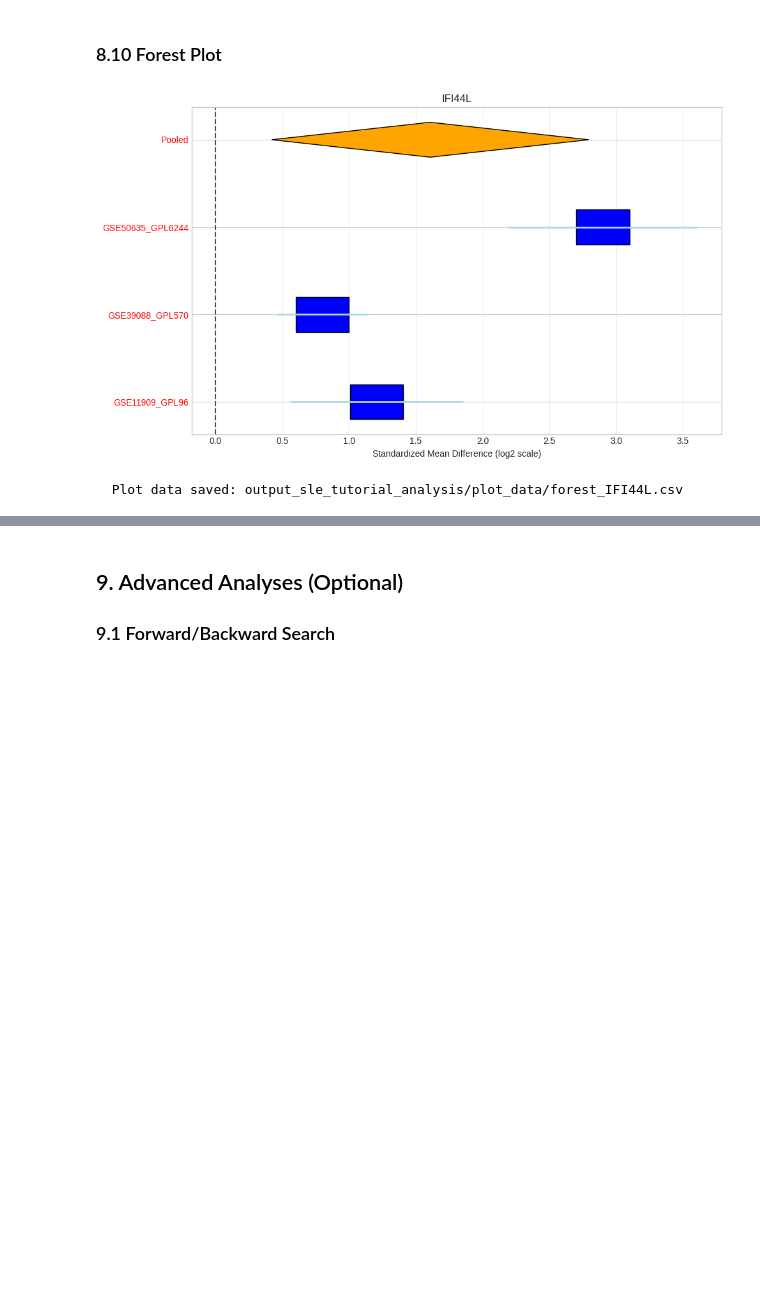
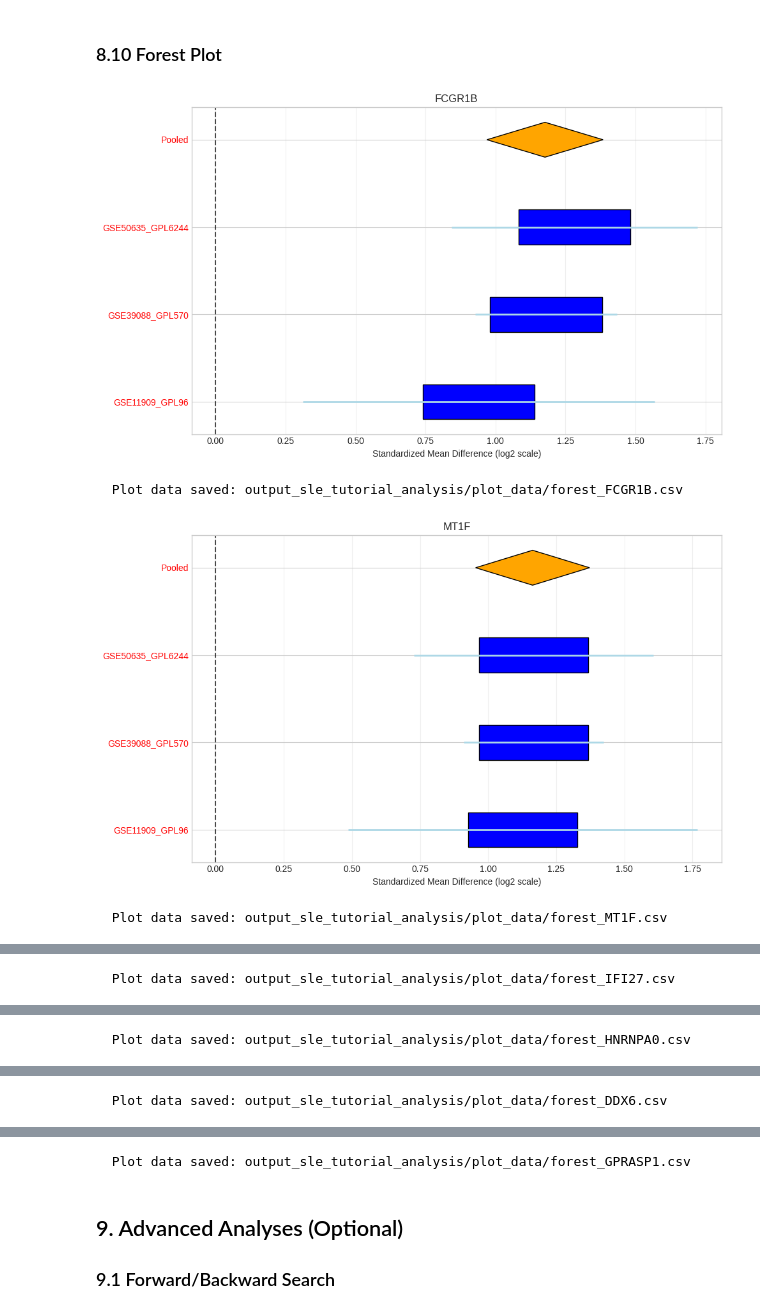
Before and after one commit to Khatri-Lab/metaintegrator_py, a Jupyter notebook: tutorials/jupyter_metaintegrator_sle_tutorial.ipynb, the cells around one changed output, grey strips where cells are left out. Saved outputs shown, nothing was run; the diff lists cells and outputs as text; code cells hidden in the pictures; blank space fills up the shorter version.

Commit message:
tutorials MD updates and use more genes for forest plots

```diff
--- a/tutorials/jupyter_metaintegrator_sle_tutorial.ipynb
+++ b/tutorials/jupyter_metaintegrator_sle_tutorial.ipynb
@@ -595,7 +595,7 @@ Each visualization saves its raw data to `output_sle_tutorial_analysis/plot_data
 # %% [markdown]
 ### 8.1 Heatmap of Gene Effect Sizes
 # %%
-plotter = MetaAnalysisPlotter()
+plotter = EnhancedMetaAnalysisPlotter()
 
 if 'filterResults' in meta_analysis_obj and meta_analysis_obj['filterResults']:
     filter_results = meta_analysis_obj['filterResults'].to_dict()
@@ -690,7 +690,7 @@ try:
     fig = summary_analyzer.summary_roc_plot(
         meta_object=meta_analysis_obj,
         filter_object=filter_results,
-        bootstrap_reps=100,
+        boot_reps=100,
         save_path='output_sle_tutorial_analysis/roc_summary.png'
     )
     plt.show()
@@ -905,7 +905,7 @@ try:
         #    # NOTE: a value can be something like the following instead of a single number
         #    # tissue: whole blood; gender: female; ancestry: European; subject type: Control; age: 61
 
-        plotter = MetaAnalysisPlotter()
+        plotter = EnhancedMetaAnalysisPlotter()
 
         fig = plotter.regression_plot(
             filter_object=filter_results,
@@ -952,26 +952,32 @@ INFO:metaintegrator.sample_level_gene_data:Successfully processed gene data. Res
 # %% [markdown]
 ### 8.10 Forest Plot
 # %%
-# Forest plot for IFI44L
-try:
-    fig = plotter.forest_plot(
-        gene_name='IFI44L',
-        meta_object=meta_analysis_obj,
-        save_path='output_sle_tutorial_analysis/forest_IFI44L.png'
-    )
-    plt.show()
+selected_genes = ["FCGR1B", "MT1F", "IFI27", "HNRNPA0", "DDX6", "GPRASP1"]
 
-    # Save raw data
-    if SAVE_PLOT_DATA:
-        if 'metaAnalysis' in meta_analysis_obj:
-            es_df = meta_analysis_obj['metaAnalysis'].get('datasetEffectSizes')
-            if es_df is not None and 'IFI44L' in es_df.index:
-                forest_data = pd.DataFrame({'EffectSize': es_df.loc['IFI44L']})
-                save_plot_data(forest_data, 'forest_IFI44L.csv',
-                               'Forest plot data for IFI44L')
+for gene in selected_genes:
+    # Forest plot
+    try:
+        fig = plotter.forest_plot(
+            gene_name=gene,
+            meta_object=meta_analysis_obj,
+            save_path=f'output_sle_tutorial_analysis/forest_{gene}.png'
+        )
+        plt.show()
 
-except Exception as e:
-    print(f'Forest plot error: {e}')
+        # Save raw data
+        if SAVE_PLOT_DATA:
+            meta_info = meta_analysis_obj.get('metaAnalysis')
+            if meta_info and 'datasetEffectSizes' in meta_info:
+                es_df = meta_info['datasetEffectSizes']
+                if es_df is not None and gene in es_df.index:
+                    forest_data = pd.DataFrame({'EffectSize': es_df.loc[gene]})
+                    save_plot_data(forest_data, f'forest_{gene}.csv',
+                                   f'Forest plot data for {gene}')
+
+    except Exception as e:
+        print(f'Forest plot error: {e}')
 # %% [output]
-[figure, old version]
+[figure, new version]
-  Plot data saved: output_sle_tutorial_analysis/plot_data/forest_IFI44L.csv
+  Plot data saved: output_sle_tutorial_analysis/plot_data/forest_FCGR1B.csv
+[figure, added]
+  Plot data saved: output_sle_tutorial_analysis/plot_data/forest_MT1F.csv
@@ -977,0 +985 @@ except Exception as e:
+  Plot data saved: output_sle_tutorial_analysis/plot_data/forest_IFI27.csv
@@ -977,0 +987 @@ except Exception as e:
+  Plot data saved: output_sle_tutorial_analysis/plot_data/forest_HNRNPA0.csv
@@ -977,0 +989 @@ except Exception as e:
+  Plot data saved: output_sle_tutorial_analysis/plot_data/forest_DDX6.csv
@@ -978,3 +991,4 @@ except Exception as e:
+  Plot data saved: output_sle_tutorial_analysis/plot_data/forest_GPRASP1.csv
 # %% [markdown]
 ## 9. Advanced Analyses (Optional)
 
```
Also changed, not shown: parts of 6 cells of this notebook, 1 other file.
